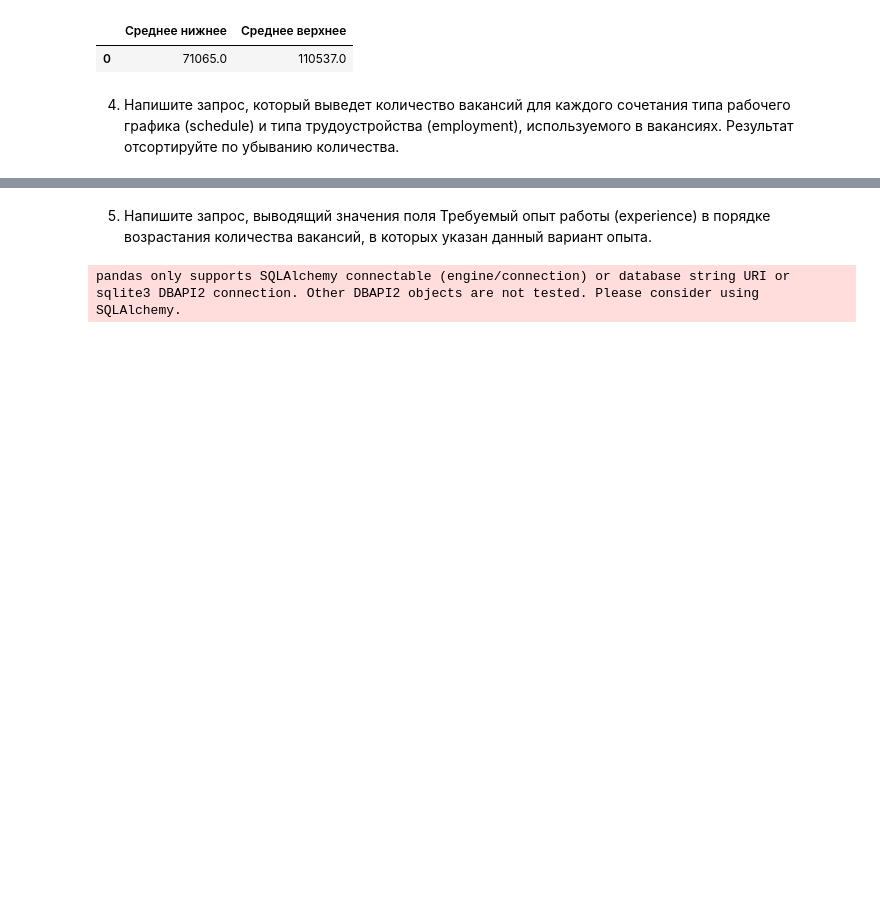
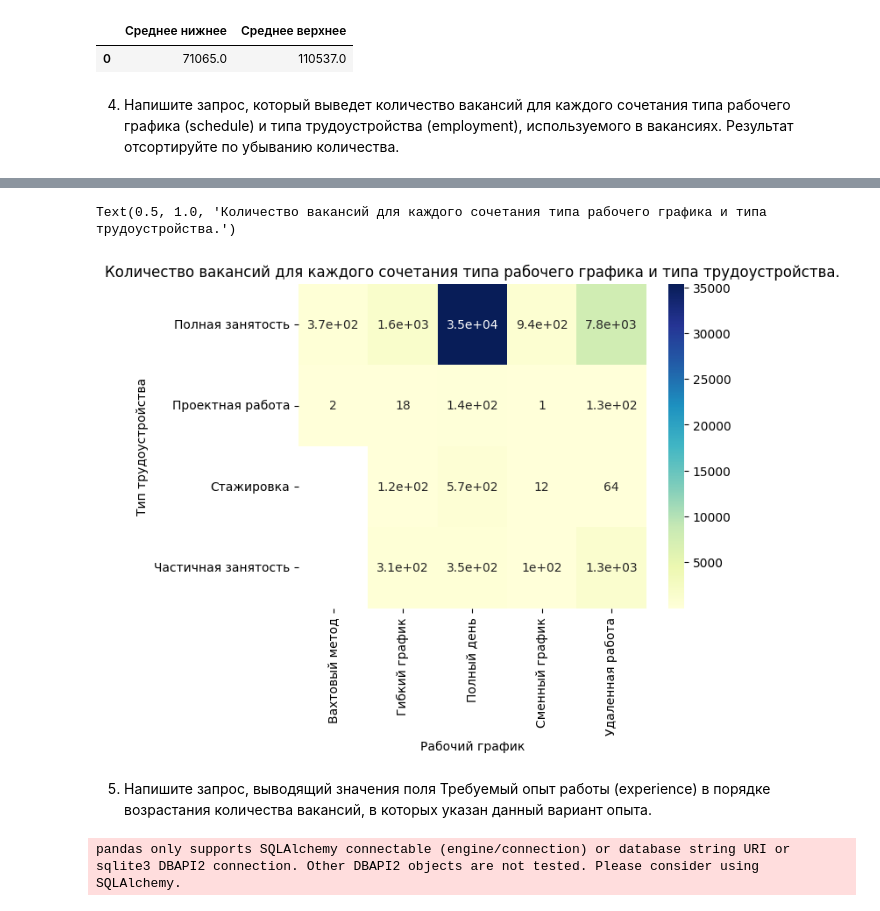
Before and after one commit to HunterV1rus/SF_DS, a Jupyter notebook: Skillfactory/Project_2/Project_2_Ноутбук_шаблон.ipynb, the cells around one changed output, grey strips where cells are left out. Saved outputs shown, nothing was run; the diff lists cells and outputs as text; code cells hidden in the pictures; blank space fills up the shorter version.

```diff
--- a/Skillfactory/Project_2/Project_2_Ноутбук_шаблон.ipynb
+++ b/Skillfactory/Project_2/Project_2_Ноутбук_шаблон.ipynb
@@ -204,6 +208,20 @@ pandas only supports SQLAlchemy connectable (engine/connection) or database stri
 | 15 | Сменный график | Стажировка | 12 |
 | 16 | Вахтовый метод | Проектная работа | 2 |
 | 17 | Сменный график | Проектная работа | 1 |
+# %%
+pivot = df.pivot_table(
+    values='Кол-во вакансий',
+    columns='Рабочий график',
+    index='Тип трудоустройства'
+)
+pivot.columns = pivot.columns.astype('string')
+#display(pivot)
+
+heatmap = sns.heatmap(data=pivot, cmap='YlGnBu',annot=True)
+heatmap.set_title('Количество вакансий для каждого сочетания типа рабочего графика и типа трудоустройства.')
+# %% [output]
+Text(0.5, 1.0, 'Количество вакансий для каждого сочетания типа рабочего графика и типа трудоустройства.')
+[figure, added]
 # %% [markdown]
 5. Напишите запрос, выводящий значения поля Требуемый опыт работы (experience) в порядке возрастания количества вакансий, в которых указан данный вариант опыта.
 # %%
```
Also changed, not shown: parts of 40 cells of this notebook.
